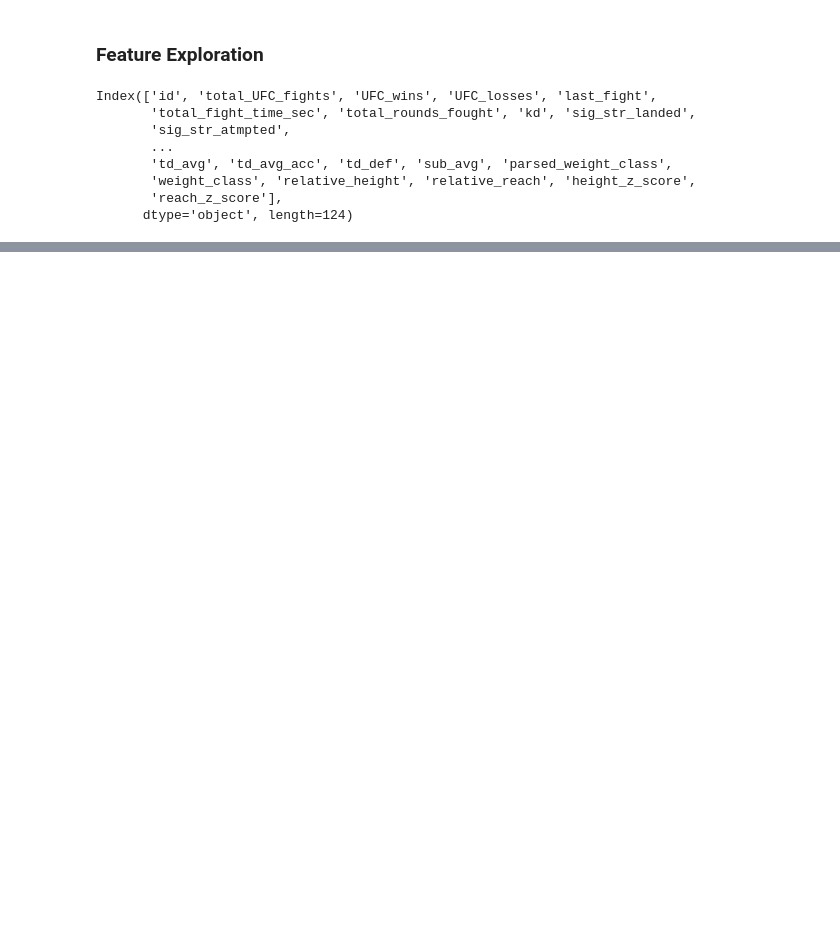
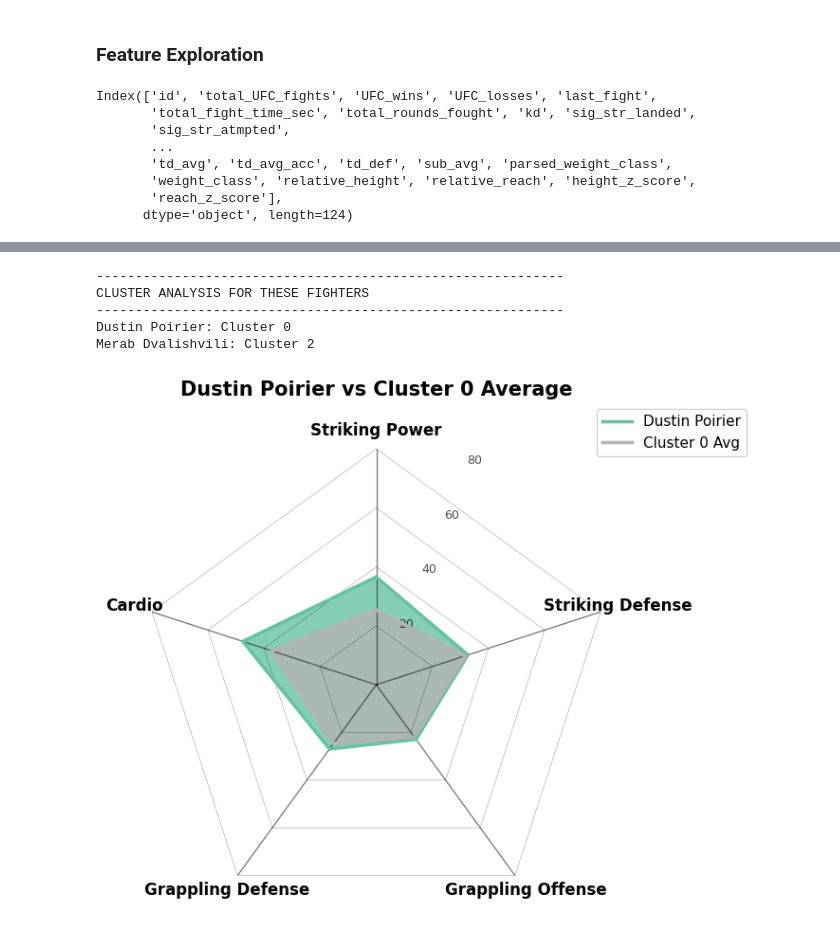
Before and after one commit to sgracia19/UFC_Fighter_Segmentation, a Jupyter notebook: notebooks/03_Clustering.ipynb, the cells around one changed output, grey strips where cells are left out. Drawn from its saved outputs; the diff is of its cells as text; code cells hidden in the pictures; blank space fills up the shorter version.

```diff
--- a/notebooks/03_Clustering.ipynb
+++ b/notebooks/03_Clustering.ipynb
@@ -512,0 +640,54 @@ Weight classes: {'Welterweight': 19, 'Heavyweight': 14, 'Middleweight': 13, 'Lig
+# %%
+
+print("\n" + "-"*60)
+print("CLUSTER ANALYSIS FOR THESE FIGHTERS")
+print("-"*60)
+
+for fighter in target_fighters:
+    fighter_row = work_data[work_data['name'].str.contains(fighter, case=False, na=False)]
+    if len(fighter_row) > 0:
+        cluster = fighter_row.iloc[0]['cluster']
+        print(f"{fighter_row.iloc[0]['name']}: Cluster {cluster}")
+
+# Create radar plot comparing each fighter to their cluster average
+def create_fighter_vs_cluster_radar(fighter_name, work_data, composite_data, categories):
+    """Compare a fighter to their cluster average."""
+    fighter_row = composite_data[composite_data['name'].str.contains(fighter_name, case=False, na=False)]
+
+    if len(fighter_row) == 0:
+        print(f"Fighter {fighter_name} not found")
+        return
+
+    fighter_row = fighter_row.iloc[0]
+    cluster_id = fighter_row['cluster']
+
+    # Calculate cluster average
+    cluster_avg = composite_data[composite_data['cluster'] == cluster_id][categories].mean()
+
+    # Create comparison dataframe
+    comparison = pd.DataFrame({
+        'name': [fighter_row['name'], f'Cluster {cluster_id} Avg'],
+        'weight_class': [fighter_row['weight_class'], 'Average']
+    })
+
+    for cat in categories:
+        comparison[cat] = [fighter_row[cat], cluster_avg[cat]]
+
+    fig = create_fighter_radar(
+        comparison,
+        categories,
+        [fighter_row['name'], f'Cluster {cluster_id} Avg'],
+        title=f"{fighter_row['name']} vs Cluster {cluster_id} Average"
+    )
+    plt.show()
+
+# Create individual comparison plots
+for fighter in target_fighters:
+    create_fighter_vs_cluster_radar(fighter, work_data, fighter_composites, composite_categories)
+# %% [output]
+------------------------------------------------------------
+CLUSTER ANALYSIS FOR THESE FIGHTERS
+------------------------------------------------------------
+Dustin Poirier: Cluster 0
+Merab Dvalishvili: Cluster 2
+[figure, added]
```
Also changed, not shown: parts of 20 cells of this notebook.
